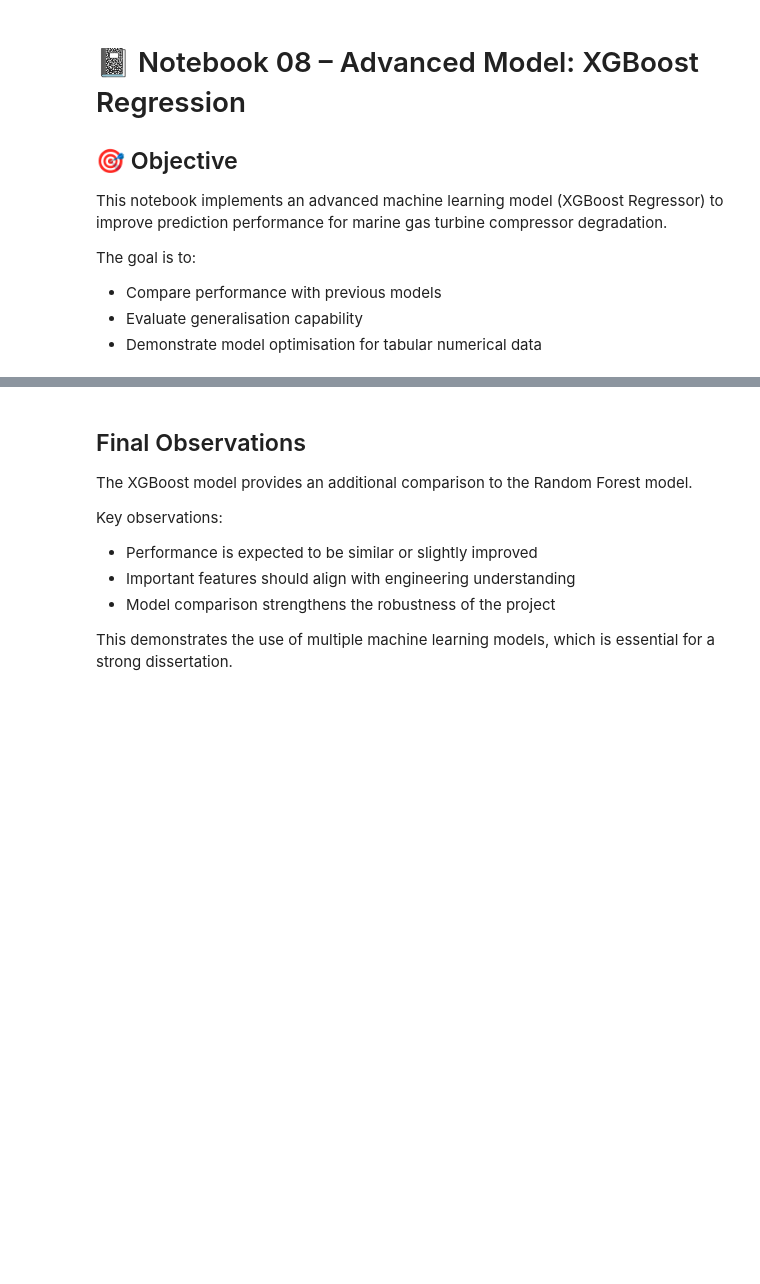
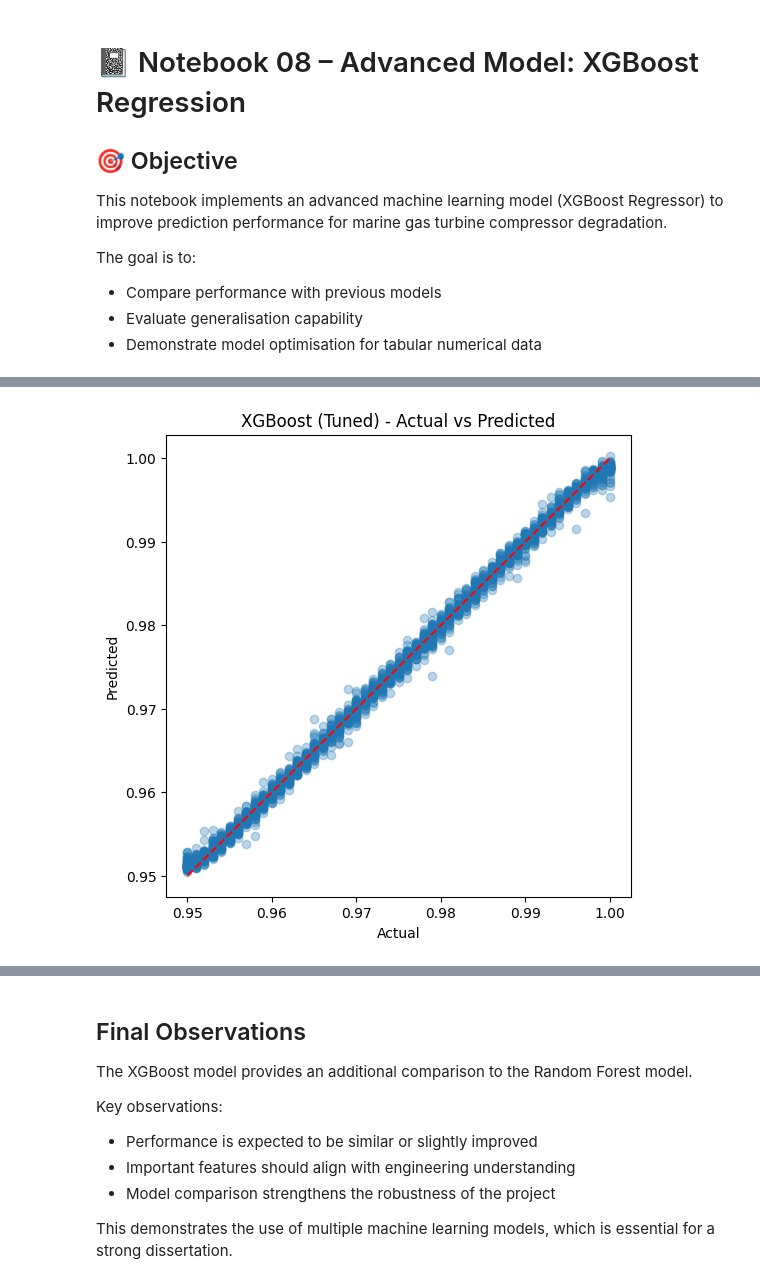
Before and after one commit to meiladrahmani556/marine-cbm-ml-dissertation, a Jupyter notebook: JupyterNotebook/08_XGBoost_Model.ipynb, the cells around one changed output, grey strips where cells are left out. Saved outputs shown, nothing was run; the diff lists cells and outputs as text; code cells hidden in the pictures; blank space fills up the shorter version.

```diff
--- a/JupyterNotebook/08_XGBoost_Model.ipynb
+++ b/JupyterNotebook/08_XGBoost_Model.ipynb
@@ -135,0 +252,14 @@ plt.show()
+# %%
+plt.figure(figsize=(6, 6))
+plt.scatter(y_test, y_pred_tuned, alpha=0.3)
+plt.plot(
+    [y_test.min(), y_test.max()],
+    [y_test.min(), y_test.max()],
+    'r--'
+)
+plt.xlabel('Actual')
+plt.ylabel('Predicted')
+plt.title('XGBoost (Tuned) - Actual vs Predicted')
+plt.show()
+# %% [output]
+[figure, added]
```
Also changed, not shown: parts of 22 cells of this notebook.
